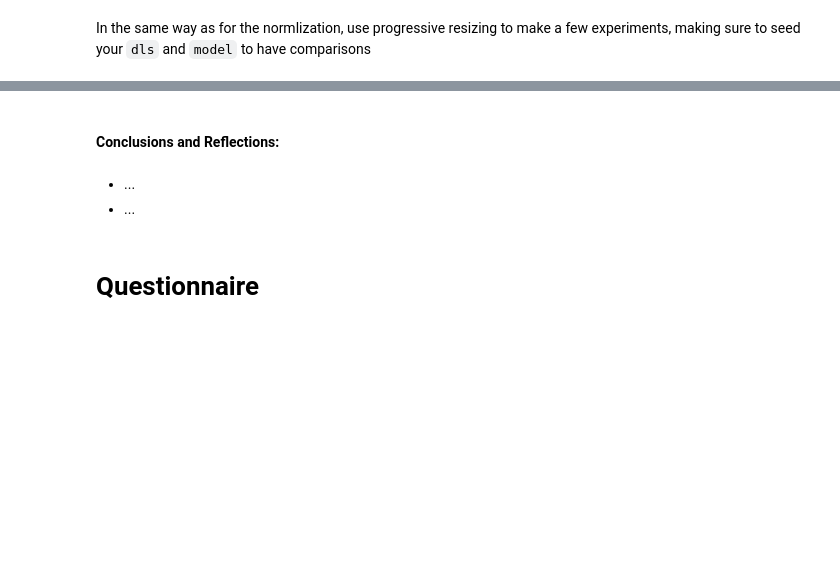
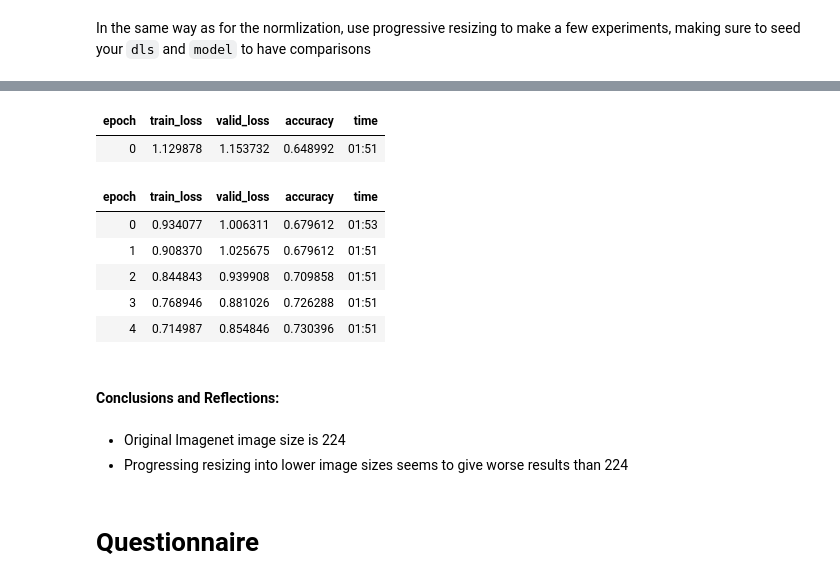
Before and after one commit to Aravinda89/fastai_bootcamp, a Jupyter notebook: Gayan_dl_201_cohort2_07_sizing_and_tta.ipynb, the cells around one changed output, grey strips where cells are left out. Cells and saved outputs as stored; diff of their text form; code cells hidden in the pictures; blank space fills up the shorter version.

```diff
--- a/Gayan_dl_201_cohort2_07_sizing_and_tta.ipynb
+++ b/Gayan_dl_201_cohort2_07_sizing_and_tta.ipynb
@@ -463,13 +549,24 @@ set_seed(1988, reproducible=True)
 # %%
 # Comparison 2 with different resizing
 set_seed(1988, reproducible=True)
 
 # add your code
+learn.dls = get_dls(bs=128, size=32)
+learn.fine_tune(5, 1e-3)
+# %% [output]
+| epoch | train_loss | valid_loss | accuracy | time |
+| 0 | 1.129878 | 1.153732 | 0.648992 | 01:51 |
+| epoch | train_loss | valid_loss | accuracy | time |
+| 0 | 0.934077 | 1.006311 | 0.679612 | 01:53 |
+| 1 | 0.908370 | 1.025675 | 0.679612 | 01:51 |
+| 2 | 0.844843 | 0.939908 | 0.709858 | 01:51 |
+| 3 | 0.768946 | 0.881026 | 0.726288 | 01:51 |
+| 4 | 0.714987 | 0.854846 | 0.730396 | 01:51 |
 # %% [markdown]
 #### Conclusions and Reflections:
-# %% [markdown]
-- ...
-- ...
+# %% [markdown]
+- Original Imagenet image size is 224
+- Progressing resizing into lower image sizes seems to give worse results than 224
 # %% [markdown]
 # Questionnaire
 # %% [markdown]
```
Also changed, not shown: parts of 22 cells of this notebook.
